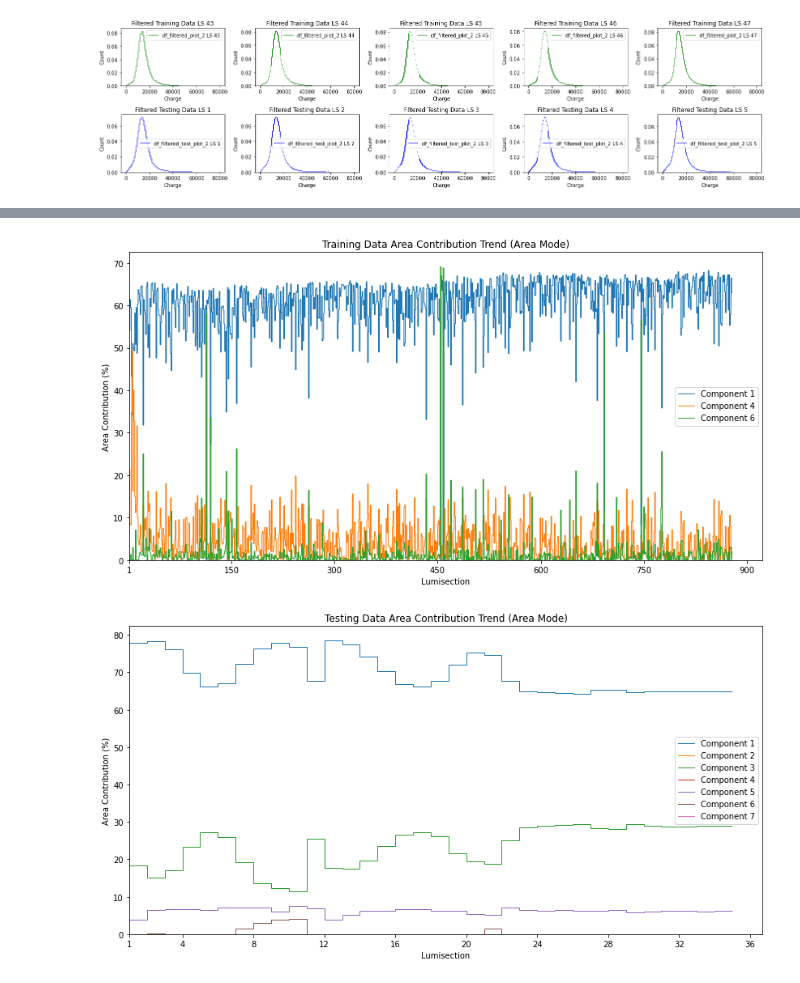
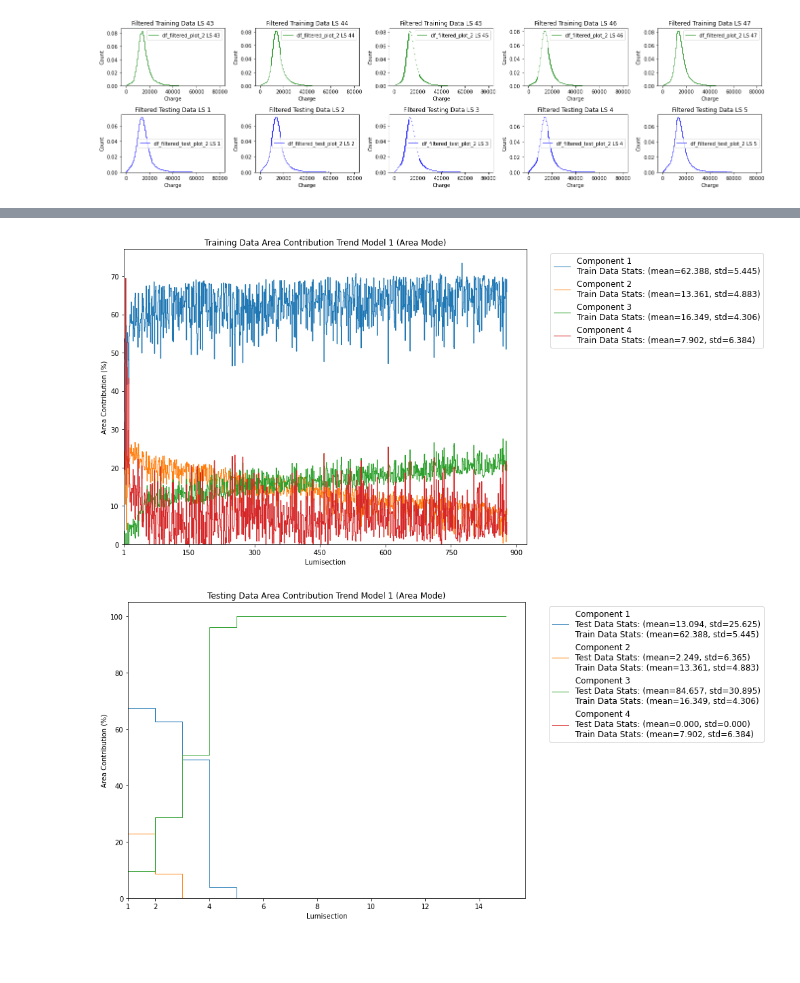
Before and after one commit to tetianmaz/NMF_dials, a Jupyter notebook: notebooks/NMF_loading_dials.ipynb, the cells around one changed output, grey strips where cells are left out. Cells and saved outputs as stored; diff of their text form; code cells hidden in the pictures; blank space fills up the shorter version.

```diff
--- a/notebooks/NMF_loading_dials.ipynb
+++ b/notebooks/NMF_loading_dials.ipynb
@@ -147,13 +157,4 @@ def normalize_by_area(series):
 # %%
-def contains_only_zeros_nan_or_inf(lst):
-    return all(x == 0 for x in lst) or any(math.isnan(x) for x in lst) or any(math.isinf(x) for x in lst)
-
-def filter_and_normalize(lst):
-    if not contains_only_zeros_nan_or_inf(lst):
-        return normalize_by_area(np.array(lst))
-    else:
-        return np.nan
-
 df_filtered = data1D.copy()
 df_filtered['data_normalized'] = df_filtered['data'].apply(filter_and_normalize)
 df_filtered = df_filtered.dropna(subset=['data_normalized'])[['data_normalized']]
@@ -170,6 +171,10 @@ df_filtered_2 = df_filtered_2.dropna(subset=['data_normalized'])[['data_normaliz
 df_filtered_test_2 = data1D_test_2.copy()
 df_filtered_test_2['data_normalized'] = df_filtered_test_2['data'].apply(filter_and_normalize)
 df_filtered_test_2 = df_filtered_test_2.dropna(subset=['data_normalized'])[['data_normalized']]
+
+df_filtered_fake = fake_data_df.copy()
+df_filtered_fake['data_normalized'] = df_filtered_fake['data'].apply(filter_and_normalize)
+df_filtered_fake = df_filtered_fake.dropna(subset=['data_normalized'])[['data_normalized']]
 # %%
 df_filtered_plot = df_filtered['data_normalized'].iloc[:5]
 df_filtered_test_plot = df_filtered_test['data_normalized'].iloc[:5]
@@ -244,3 +274,6 @@ data_lists_test_2 = df_filtered_test_2['data_normalized'].tolist()
 
 dense_matrix_2 = np.array(data_lists_2)
 dense_matrix_test_2 = np.array(data_lists_test_2)
+
+list_fake_test_matrix = df_filtered_fake['data_normalized'].tolist()
+dense_matrix_fake_test = np.array(list_fake_test_matrix)
@@ -247,5 +282,5 @@ dense_matrix_test_2 = np.array(data_lists_test_2)
 # %%
-model = NMF(n_components= 7, random_state=1, init= "random", verbose = True)
+model = NMF(n_components= 4, random_state=1, init= "random", verbose = True)
 W = model.fit_transform(dense_matrix)
 H = model.components_
 
@@ -253,7 +288,8 @@ H = model.components_
 reconstructed_matrix_train = np.dot(W, H)
 
 # Transformation of the test data
-W_test = model.transform(dense_matrix_test)
+#W_test = model.transform(dense_matrix_test)
+W_test = model.transform(dense_matrix_fake_test)
 
 # Reconstruction of the test data
 reconstructed_matrix_test = np.dot(W_test, H)
@@ -268,7 +304,8 @@ print("\nReconstructed Training Matrix:")
 print(reconstructed_matrix_train)
 
 print("\nOriginal Test Matrix (Dense):")
-print(dense_matrix_test)
+#print(dense_matrix_test)
+print(dense_matrix_fake_test)
 
 print("\nW_test (Coefficient Matrix for Test Data):")
 print(W_test)
@@ -346,4 +385,4 @@ violation: 0.006595219963834406
 # %%
-reconstruction_1 = DataReconstruction(W=W, H=H, dense_matrix=dense_matrix, W_test=W_test, dense_matrix_test=dense_matrix_test, model_name="Model 1")
+reconstruction_1 = DataReconstruction(W=W, H=H, dense_matrix=dense_matrix, W_test=W_test, dense_matrix_test=dense_matrix_fake_test, model_name="Model 1")
 reconstruction_1.plot_all_components(variable_name='H')
 # %% [output]
@@ -372,23 +405,29 @@ Model 1 Component 7 (test) - Area Contribution: 0.00%, W Contribution: 0.00%, W
 # %%
 df_train_contributions_area = reconstruction_1.collect_contributions(
     W=reconstruction_1.W,
     H=reconstruction_1.H,
     dense_matrix=reconstruction_1.dense_matrix,
     num_ls="all",
     mode="area"
 )
 
 df_test_contributions_area = reconstruction_1.collect_contributions(
     W=reconstruction_1.W_test,
     H=reconstruction_1.H,
     dense_matrix=reconstruction_1.dense_matrix_test,
     num_ls="all",
     mode="area"
 )
 
-reconstruction_1.plot_trend(df=df_train_contributions_area, title="Training Data Area Contribution Trend", components=[1, 4, 6], mode="area")
+reconstruction_1.plot_trend(df=df_train_contributions_area, title="Training Data Area Contribution Trend Model 1", components="all", mode="area") #or "coef")
 
-reconstruction_1.plot_trend(df=df_test_contributions_area, title="Testing Data Area Contribution Trend", components="all", mode="area")
+reconstruction_1.plot_trend(
+    df=df_test_contributions_area,
+    title="Testing Data Area Contribution Trend Model 1",
+    components="all",
+    mode="area",
+    stats_from=df_train_contributions_area
+)
 # %% [output]
-[figure, old version]
+[figure, new version]
-[figure, old version]
+[figure, new version]
```
Also changed, not shown: parts of 44 cells of this notebook, 5 other files.
